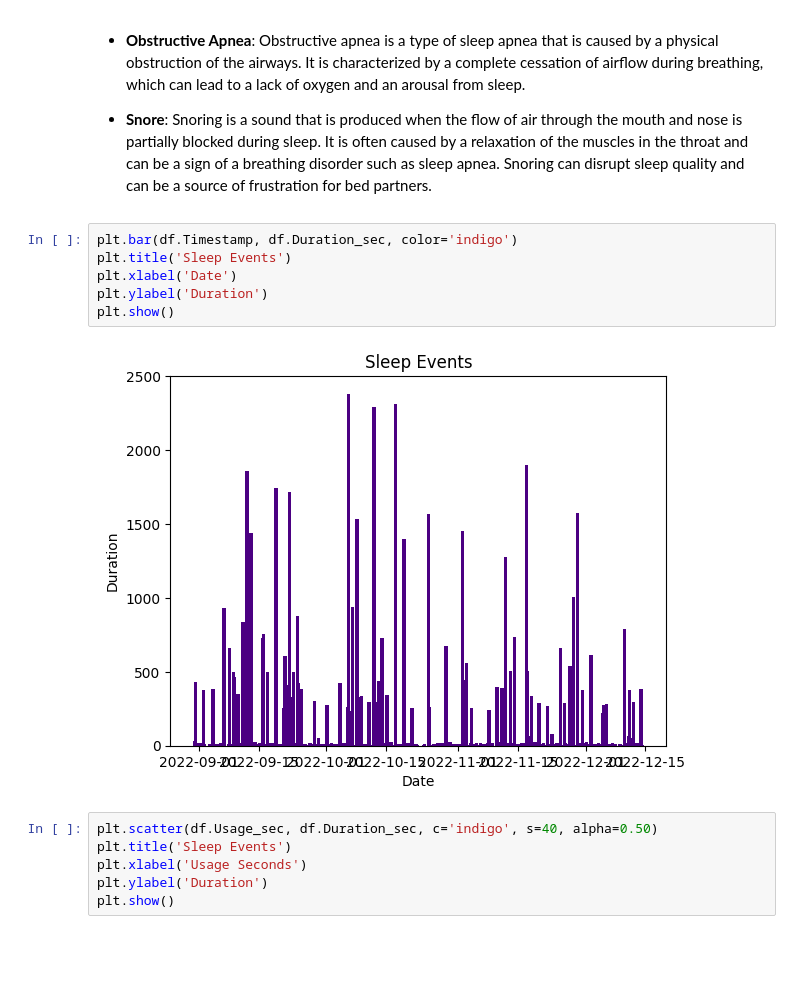
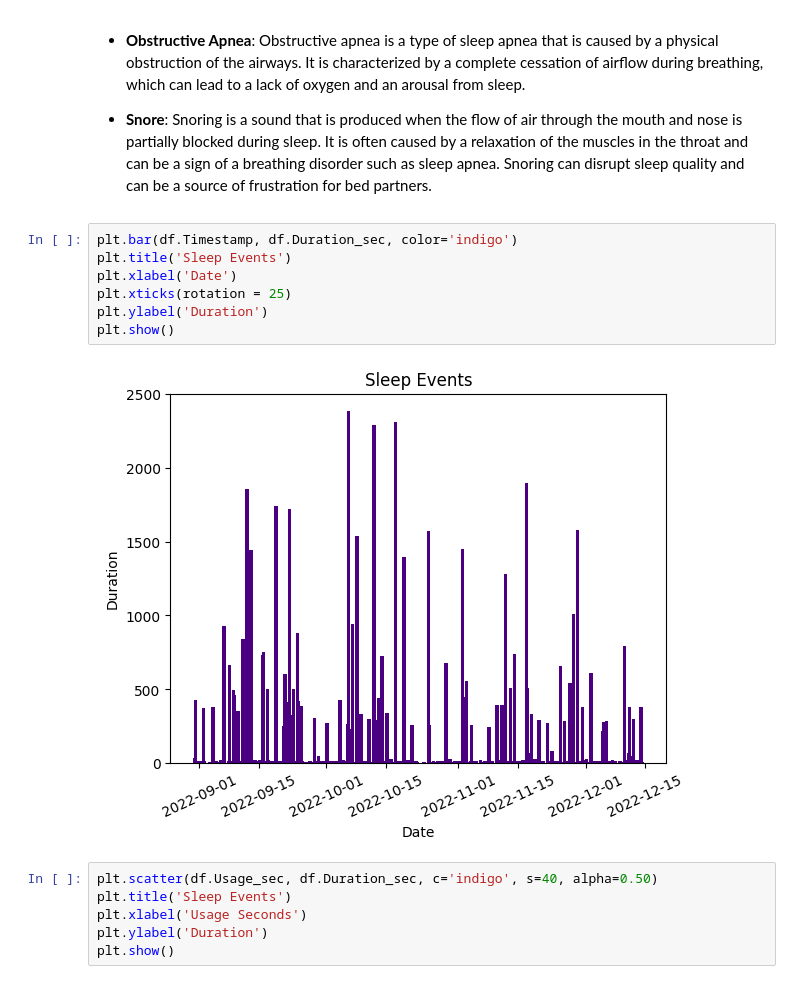
Before and after one commit to DovarFalcone/analysis, a Jupyter notebook: cpap/cpapevents.ipynb, the cells around one changed output. Cells and saved outputs as stored; diff of their text form; blank space fills up the shorter version.

```diff
--- a/cpap/cpapevents.ipynb
+++ b/cpap/cpapevents.ipynb
@@ -49,11 +49,12 @@ df.head(5)
 # %%
 plt.bar(df.Timestamp, df.Duration_sec, color='indigo')
 plt.title('Sleep Events')
 plt.xlabel('Date')
+plt.xticks(rotation = 25)
 plt.ylabel('Duration')
 plt.show()
 # %% [output]
-[figure, old version]
+[figure, new version]
 # %%
 plt.scatter(df.Usage_sec, df.Duration_sec, c='indigo', s=40, alpha=0.50)
 plt.title('Sleep Events')
```
